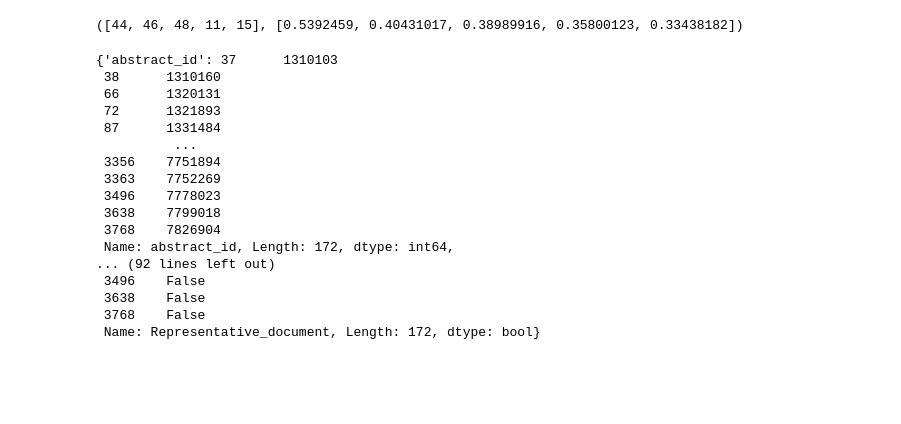
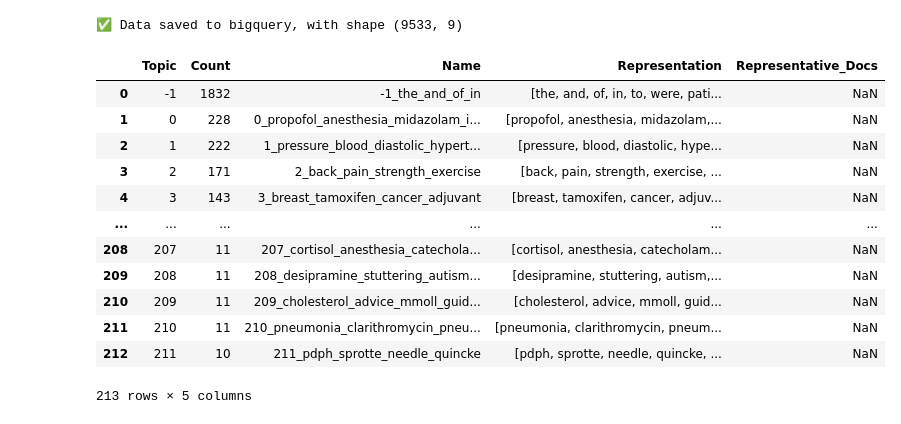
Before and after one commit to CuevasEli/NLP-Systematic-review, a Jupyter notebook: notebooks/SebT84_query_return.ipynb, the cells around one changed output. Cells and saved outputs as stored; diff of their text form; code cells hidden in the pictures; blank space fills up the shorter version.

```diff
--- a/notebooks/SebT84_query_return.ipynb
+++ b/notebooks/SebT84_query_return.ipynb
@@ -66 +107,26 @@ df_with_topics # to be loaded into BQ
+# %%
+load_data_bq(df_with_topics , replace=True)
+# %% [output]
+✅ Data saved to bigquery, with shape (9533, 9)
+# %%
+path = 'nlp_systematic_review/model'
+topic_model.save(path, serialization="safetensors")
+# %%
+loaded_model = BERTopic.load(path)
+# %%
+loaded_model.get_topic_info()
+# %% [output]
+|  | Topic | Count | Name | Representation | Representative_Docs |
+| 0 | -1 | 1832 | -1_the_and_of_in | [the, and, of, in, to, were, pati... | NaN |
+| 1 | 0 | 228 | 0_propofol_anesthesia_midazolam_i... | [propofol, anesthesia, midazolam,... | NaN |
+| 2 | 1 | 222 | 1_pressure_blood_diastolic_hypert... | [pressure, blood, diastolic, hype... | NaN |
+| 3 | 2 | 171 | 2_back_pain_strength_exercise | [back, pain, strength, exercise, ... | NaN |
+| 4 | 3 | 143 | 3_breast_tamoxifen_cancer_adjuvant | [breast, tamoxifen, cancer, adjuv... | NaN |
+| ... | ... | ... | ... | ... | ... |
+| 208 | 207 | 11 | 207_cortisol_anesthesia_catechola... | [cortisol, anesthesia, catecholam... | NaN |
+| 209 | 208 | 11 | 208_desipramine_stuttering_autism... | [desipramine, stuttering, autism,... | NaN |
+| 210 | 209 | 11 | 209_cholesterol_advice_mmoll_guid... | [cholesterol, advice, mmoll, guid... | NaN |
+| 211 | 210 | 11 | 210_pneumonia_clarithromycin_pneu... | [pneumonia, clarithromycin, pneum... | NaN |
+| 212 | 211 | 10 | 211_pdph_sprotte_needle_quincke | [pdph, sprotte, needle, quincke, ... | NaN |
+213 rows × 5 columns
 # %%
@@ -68,38 +134,2 @@ query = "aricle about lung cancer patient care"
 
 query_topics = topic_model.find_topics(query)
-# %%
-topic_info = topic_model.get_topic_info()
-topic_info
-#return_topics = pd.DataFrame({})
-count = 0
-for t in query_topics[0]:
-    if count == 0:
-        return_topics = df_with_topics[df_with_topics['Topic'] == t]
-    else:
-        return_topics = pd.concat([return_topics,df_with_topics[df_with_topics['Topic'] == t]])
-    count +=1
-#pd.concate(
-
-    #return_topics.append(df_with_topics[df_with_topics['Topic'] == t])
-
-print(query_topics)
-dict(return_topics)
-# %% [output]
-([44, 46, 48, 11, 15], [0.5392459, 0.40431017, 0.38989916, 0.35800123, 0.33438182])
-{'abstract_id': 37      1310103
- 38      1310160
- 66      1320131
- 72      1321893
- 87      1331484
-          ...
- 3356    7751894
- 3363    7752269
- 3496    7778023
- 3638    7799018
- 3768    7826904
- Name: abstract_id, Length: 172, dtype: int64,
-... (92 lines left out)
- 3496    False
- 3638    False
- 3768    False
- Name: Representative_document, Length: 172, dtype: bool}
```
Also changed, not shown: parts of 15 cells of this notebook, 3 other files.
